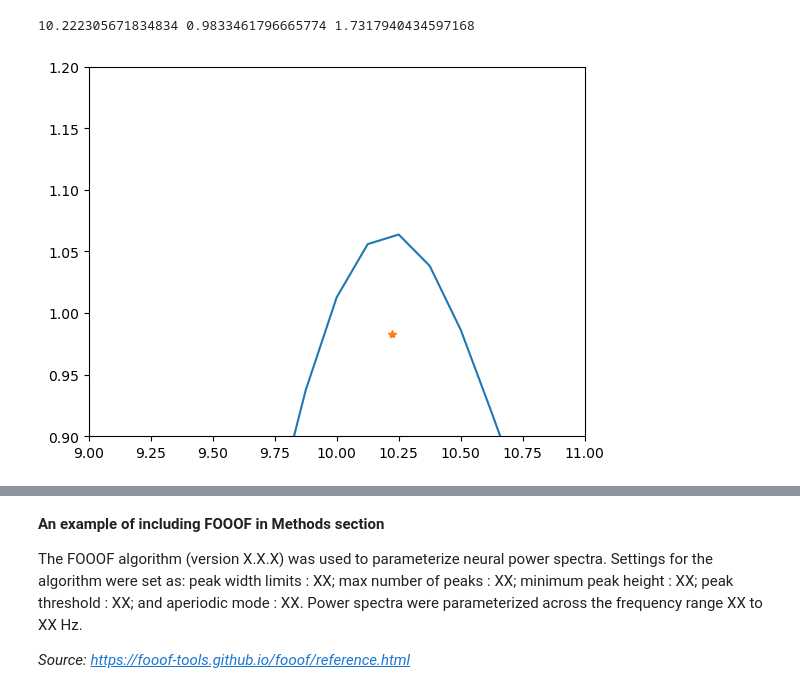
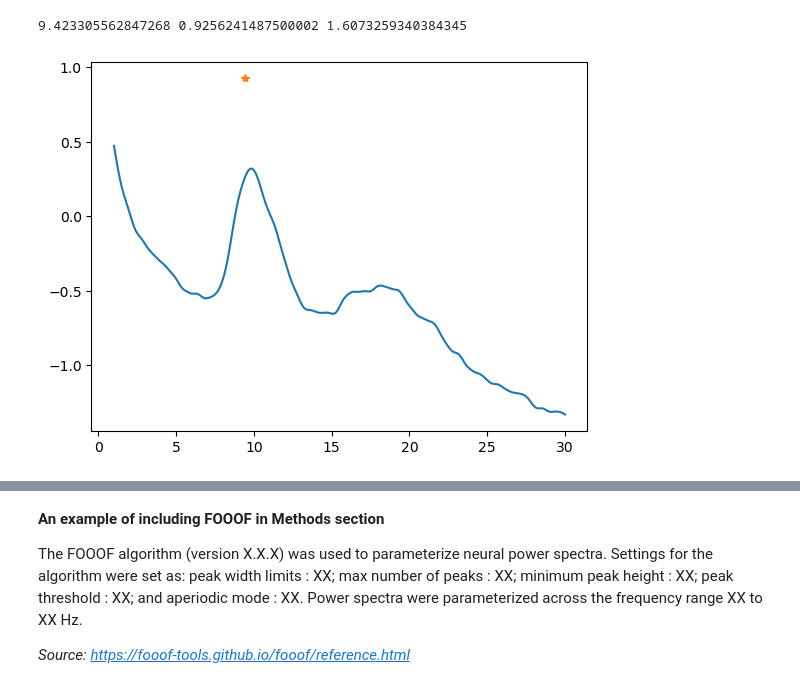
Before and after one commit to teanijarv/EEG-pyline, a Jupyter notebook: resting_one_over_f.ipynb, the cells around one changed output, grey strips where cells are left out. Saved outputs shown, nothing was run; the diff lists cells and outputs as text; code cells hidden in the pictures.

Commit message:
minor fooof edits
- just minor edits and new plots

```diff
--- a/resting_one_over_f.ipynb
+++ b/resting_one_over_f.ipynb
@@ -16,9 +16,9 @@ from fooof.plts.utils import check_ax, check_plot_kwargs
 from signal_processing.spectral_analysis import calculate_psd
 import basic.arrange_data as arrange
 # %%
-clean_folder = r"Data/Clean/"
-results_foldername = r"Results/"
-exp_folder = r"test"
+clean_folder = r"Data/Clean/test"
+results_foldername = r"Results/test"
+exp_folder = r""
 exp_condition = r"EC_test"
 freq_range = [1,30]
 # note: probably have to re-preprocess the data with higher high-cutoff frequency than the used freq in here
@@ -38,7 +38,7 @@ file_dirs, subject_names = arrange.read_files(dir_inprogress,"_clean-epo.fif")
 bands = Bands({'alpha' : [7, 14]})
 
 # Set the amplitude scale either to be linear or logarithmic
-flat_spectr_scale = 'log'
+flat_spectr_scale = 'linear'
 
 #t_settings = {'fontsize' : 12, 'fontweight' : 'bold'}
 shade_cols = ['#e8dc35', '#46b870', '#1882d9', '#a218d9', '#e60026']
@@ -64,7 +64,9 @@ for i in range(len(file_dirs)):
                                  window_duration=2,window_overlap=0.5,zero_padding=3,verbose=False,plot=False)
 
     # Average all epochs and channels together -> (freq bins,) shape
-    psds_allch = psds.mean(axis=(0,1))
+    if i == 0:
+        psds_allch = np.zeros(shape=(len(file_dirs), len(freqs)))
+    psds_allch[i] = psds.mean(axis=(0,1))
 
     # Average all epochs together for each channel and also for each region
     psds = psds.mean(axis=(0))
@@ -157,25 +163,25 @@ Files in Data/Clean/test read in: 1
 # %%
 import fooof
 
 # plt.figure()
 # fm.plot(plot_peaks='shade', peak_kwargs={'color' : 'green'})
 # plt.show()
 
 #fooof.analysis.periodic.get_band_peak(, bands.alpha, select_highest=True, threshold=None, thresh_param='PW')
 [cf,pw,bw] = fooof.analysis.get_band_peak_fm(fm, bands.alpha, select_highest=True) # i think this peak is the model fit peak!!!!
 
 #bw_idx = np.where(np.logical_and(flatten_spectrum >= bands.alpha[0], flatten_spectrum <= bands.alpha[1]))
 
 #pw = np.max(flatten_spectrum[bw_idx])
 
 print(cf,pw,bw)
 #print(freqs)
 plt.figure()
-plt.plot(freqs,flatten_spectrum)
+plt.plot(freqs,fm.power_spectrum)
 plt.plot(cf,pw,'*')
-plt.ylim([0.9,1.2])
-plt.xlim([9,11])
+#plt.ylim([0.9,1.2])
+#plt.xlim([9,11])
 plt.show()
 # %% [output]
-10.222305671834834 0.9833461796665774 1.7317940434597168
+9.423305562847268 0.9256241487500002 1.6073259340384345
-[figure, old version]
+[figure, new version]
```
Also changed, not shown: parts of 2 cells of this notebook, 1 other file.
